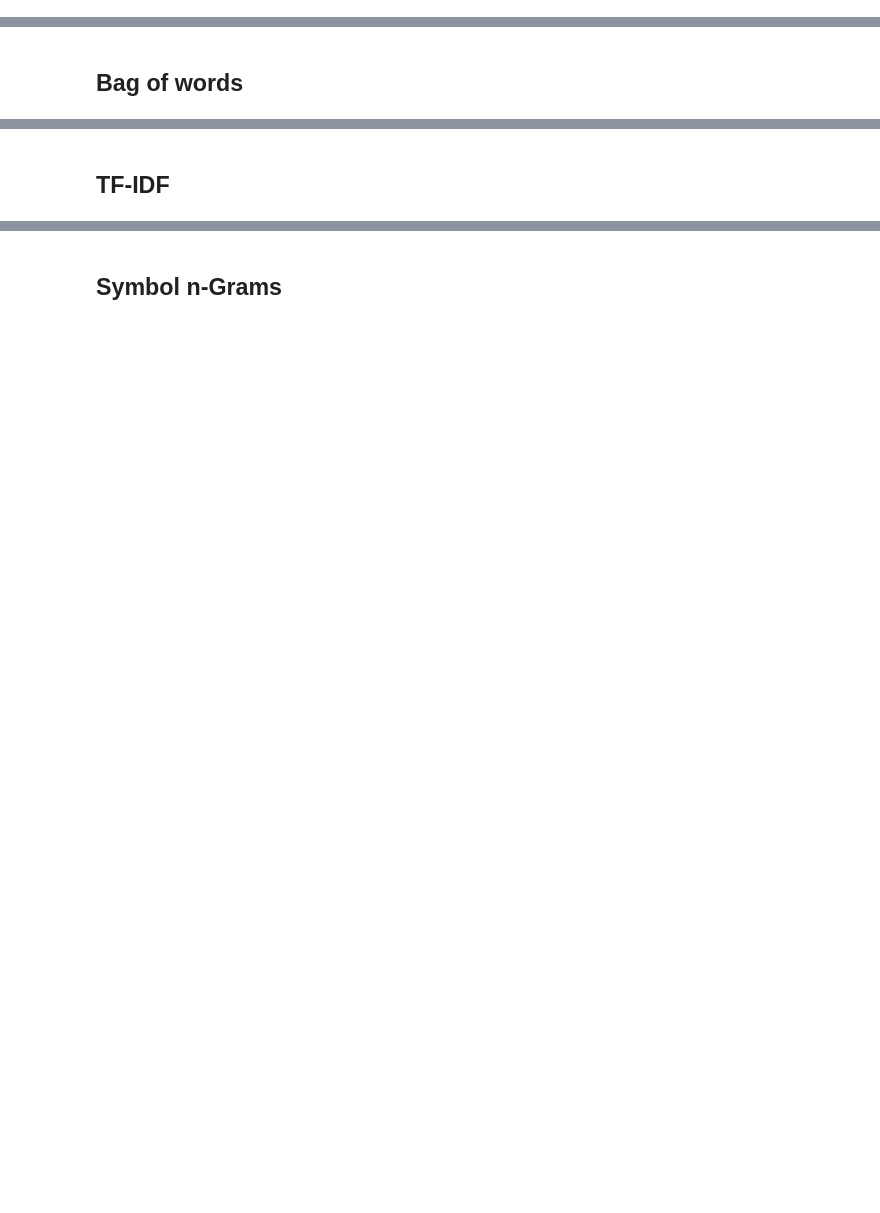
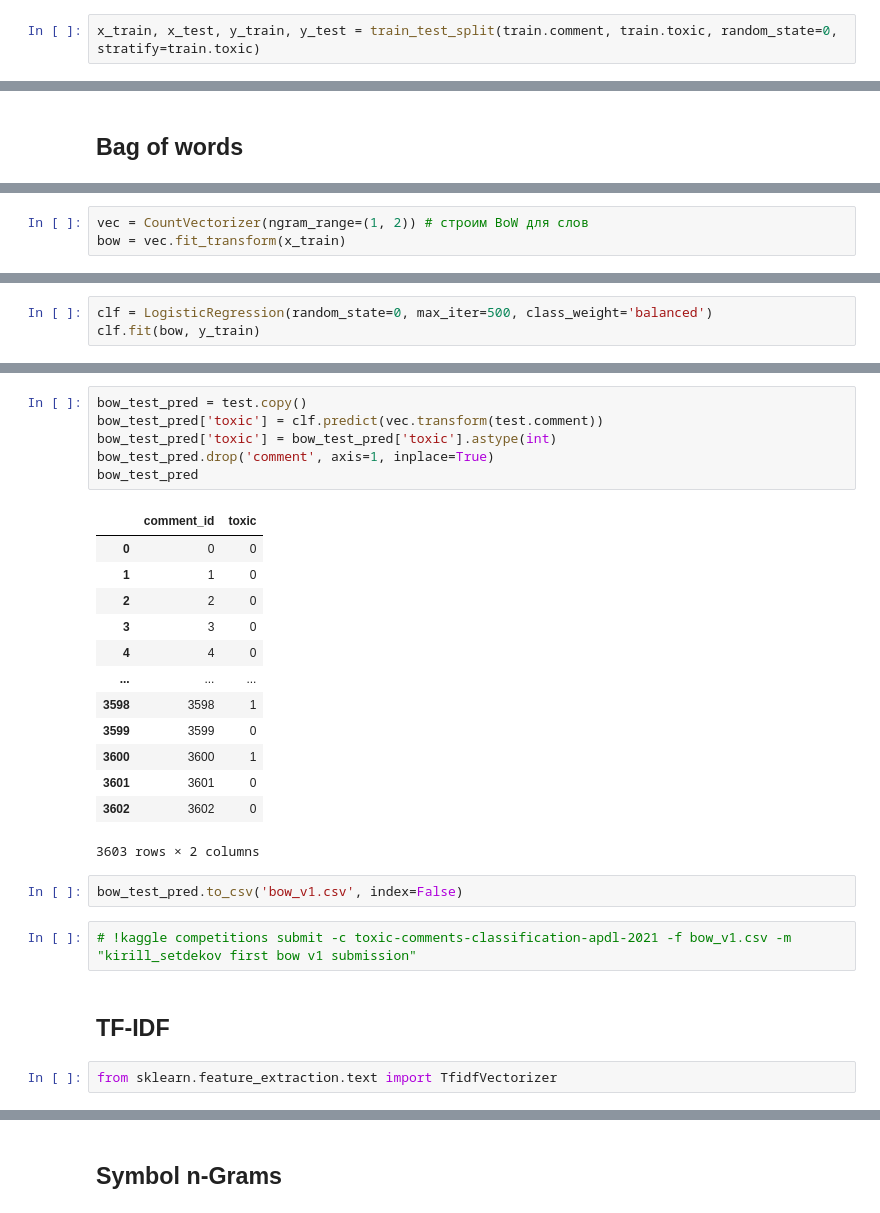
Before and after one commit to ksetdekov/HSE_DS, a Jupyter notebook: 07 NLP/kaggle hw/solution.ipynb, the cells around one changed output, grey strips where cells are left out. Drawn from its saved outputs; the diff is of its cells as text; blank space fills up the shorter version.

```diff
--- a/07 NLP/kaggle hw/solution.ipynb
+++ b/07 NLP/kaggle hw/solution.ipynb
@@ -53,0 +67,2 @@ test.sample(5)
+# %%
+x_train, x_test, y_train, y_test = train_test_split(train.comment, train.toxic, random_state=0, stratify=train.toxic)
@@ -60,0 +99,3 @@ FileNotFoundError: Could not find module 'C:\Users\ksetd\Anaconda3\lib\site-pack
+# %%
+vec = CountVectorizer(ngram_range=(1, 2)) # строим BoW для слов
+bow = vec.fit_transform(x_train)
@@ -60,0 +119,3 @@ FileNotFoundError: Could not find module 'C:\Users\ksetd\Anaconda3\lib\site-pack
+# %%
+clf = LogisticRegression(random_state=0, max_iter=500, class_weight='balanced')
+clf.fit(bow, y_train)
@@ -61,2 +156,28 @@ FileNotFoundError: Could not find module 'C:\Users\ksetd\Anaconda3\lib\site-pack
+# %%
+bow_test_pred = test.copy()
+bow_test_pred['toxic'] = clf.predict(vec.transform(test.comment))
+bow_test_pred['toxic'] = bow_test_pred['toxic'].astype(int)
+bow_test_pred.drop('comment', axis=1, inplace=True)
+bow_test_pred
+# %% [output]
+|  | comment_id | toxic |
+| 0 | 0 | 0 |
+| 1 | 1 | 0 |
+| 2 | 2 | 0 |
+| 3 | 3 | 0 |
+| 4 | 4 | 0 |
+| ... | ... | ... |
+| 3598 | 3598 | 1 |
+| 3599 | 3599 | 0 |
+| 3600 | 3600 | 1 |
+| 3601 | 3601 | 0 |
+| 3602 | 3602 | 0 |
+3603 rows × 2 columns
+# %%
+bow_test_pred.to_csv('bow_v1.csv', index=False)
+# %%
+# !kaggle competitions submit -c toxic-comments-classification-apdl-2021 -f bow_v1.csv -m "kirill_setdekov first bow v1 submission"
 # %% [markdown]
 ## TF-IDF
+# %%
+from sklearn.feature_extraction.text import TfidfVectorizer
```
Also changed, not shown: parts of 85 cells of this notebook.
